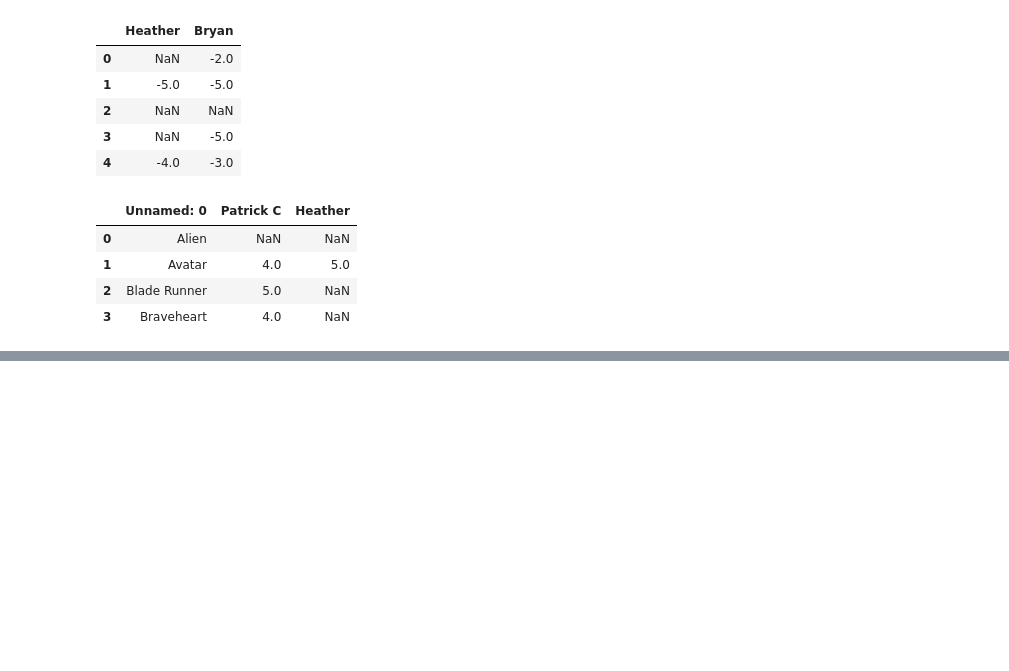
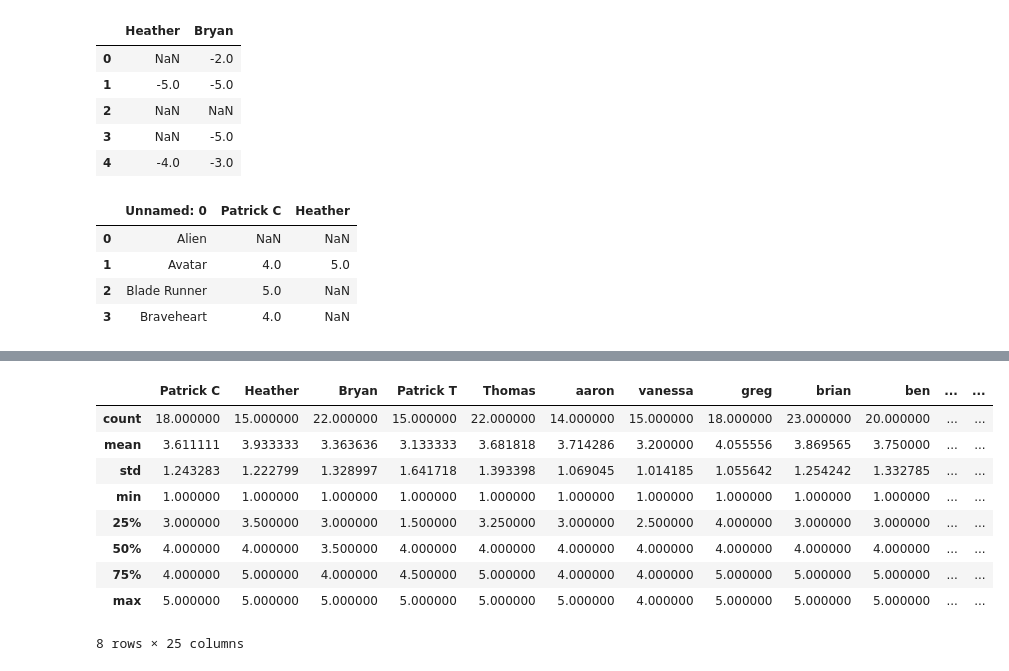
Before and after one commit to jfloreshe/Colab, a Jupyter notebook: temp/numpy-pandas.ipynb, the cells around one changed output, grey strips where cells are left out. Drawn from its saved outputs; the diff is of its cells as text; code cells hidden in the pictures; blank space fills up the shorter version.

```diff
--- a/temp/numpy-pandas.ipynb
+++ b/temp/numpy-pandas.ipynb
@@ -291,0 +457,2 @@ df_mr.iloc[0:4, 0:3]
+# %%
+df = df_mr.copy()
@@ -291,0 +474,13 @@ df_mr.iloc[0:4, 0:3]
+# %%
+df.describe() #importante
+# %% [output]
+|  | Patrick C | Heather | Bryan | Patrick T | Thomas | aaron | vanessa | greg | brian | ben | ... | ... |
+| count | 18.000000 | 15.000000 | 22.000000 | 15.000000 | 22.000000 | 14.000000 | 15.000000 | 18.000000 | 23.000000 | 20.000000 | ... | ... |
+| mean | 3.611111 | 3.933333 | 3.363636 | 3.133333 | 3.681818 | 3.714286 | 3.200000 | 4.055556 | 3.869565 | 3.750000 | ... | ... |
+| std | 1.243283 | 1.222799 | 1.328997 | 1.641718 | 1.393398 | 1.069045 | 1.014185 | 1.055642 | 1.254242 | 1.332785 | ... | ... |
+| min | 1.000000 | 1.000000 | 1.000000 | 1.000000 | 1.000000 | 1.000000 | 1.000000 | 1.000000 | 1.000000 | 1.000000 | ... | ... |
+| 25% | 3.000000 | 3.500000 | 3.000000 | 1.500000 | 3.250000 | 3.000000 | 2.500000 | 4.000000 | 3.000000 | 3.000000 | ... | ... |
+| 50% | 4.000000 | 4.000000 | 3.500000 | 4.000000 | 4.000000 | 4.000000 | 4.000000 | 4.000000 | 4.000000 | 4.000000 | ... | ... |
+| 75% | 4.000000 | 5.000000 | 4.000000 | 4.500000 | 5.000000 | 4.000000 | 4.000000 | 5.000000 | 5.000000 | 5.000000 | ... | ... |
+| max | 5.000000 | 5.000000 | 5.000000 | 5.000000 | 5.000000 | 5.000000 | 4.000000 | 5.000000 | 5.000000 | 5.000000 | ... | ... |
+8 rows × 25 columns
```
Also changed, not shown: parts of 24 cells of this notebook, 2 other files.
